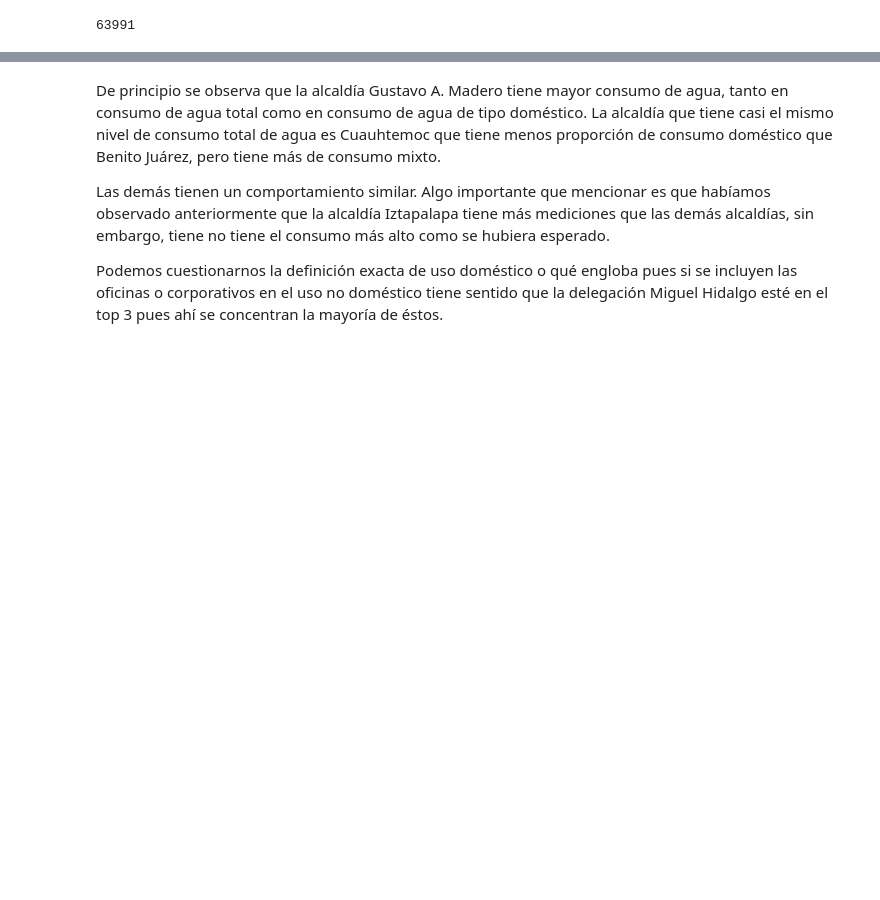
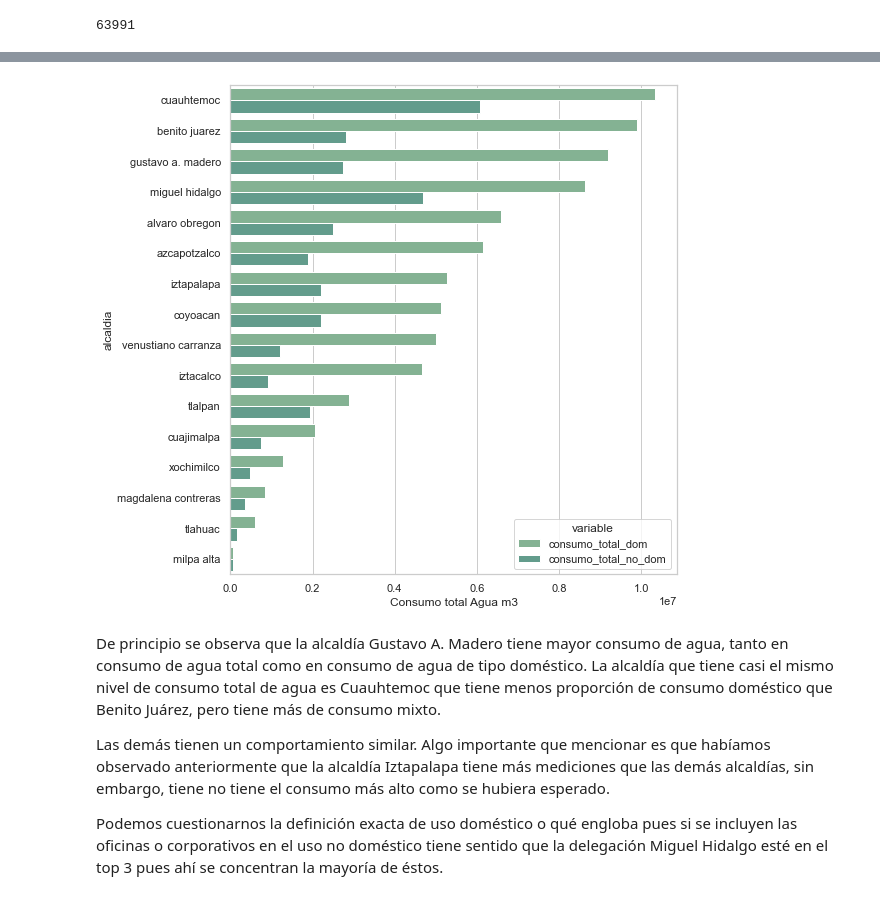
Before and after one commit to ElenaVillano/eda_geda_conagua, a Jupyter notebook: Ele_graphics.ipynb, the cells around one changed output, grey strips where cells are left out. Cells and saved outputs as stored; diff of their text form; code cells hidden in the pictures; blank space fills up the shorter version.

```diff
--- a/Ele_graphics.ipynb
+++ b/Ele_graphics.ipynb
@@ -198,3 +197,21 @@ plt.show()
+# %%
+# Obtenemos valores
+consu_alca_tot = pd.DataFrame(df,
+                      columns=['alcaldia',
+                               'consumo_total_dom',
+                               'consumo_total_no_dom'])\
+.groupby(['alcaldia'], as_index=False).sum()\
+.sort_values(by=['consumo_total_dom'], ascending=False)\
+.melt(id_vars='alcaldia')
+
+# Graficamos
+sns.set(style='whitegrid',rc={'figure.figsize':(8,9)},palette='crest')
+plt1 = sns.barplot(x="value", y="alcaldia",
+            data=consu_alca_tot, hue = 'variable')
+plt1.set(xlabel='Consumo total Agua m3')
+plt.show()
+# %% [output]
+[figure, added]
 # %% [markdown]
 De principio se observa que la alcaldía Gustavo A. Madero tiene mayor consumo de agua, tanto en consumo de agua total como en consumo de agua de tipo doméstico. La alcaldía que tiene casi el mismo nivel de consumo total de agua es Cuauhtemoc que tiene menos proporción de consumo doméstico que Benito Juárez, pero tiene más de consumo mixto.
 
```
Also changed, not shown: parts of 13 cells of this notebook.
